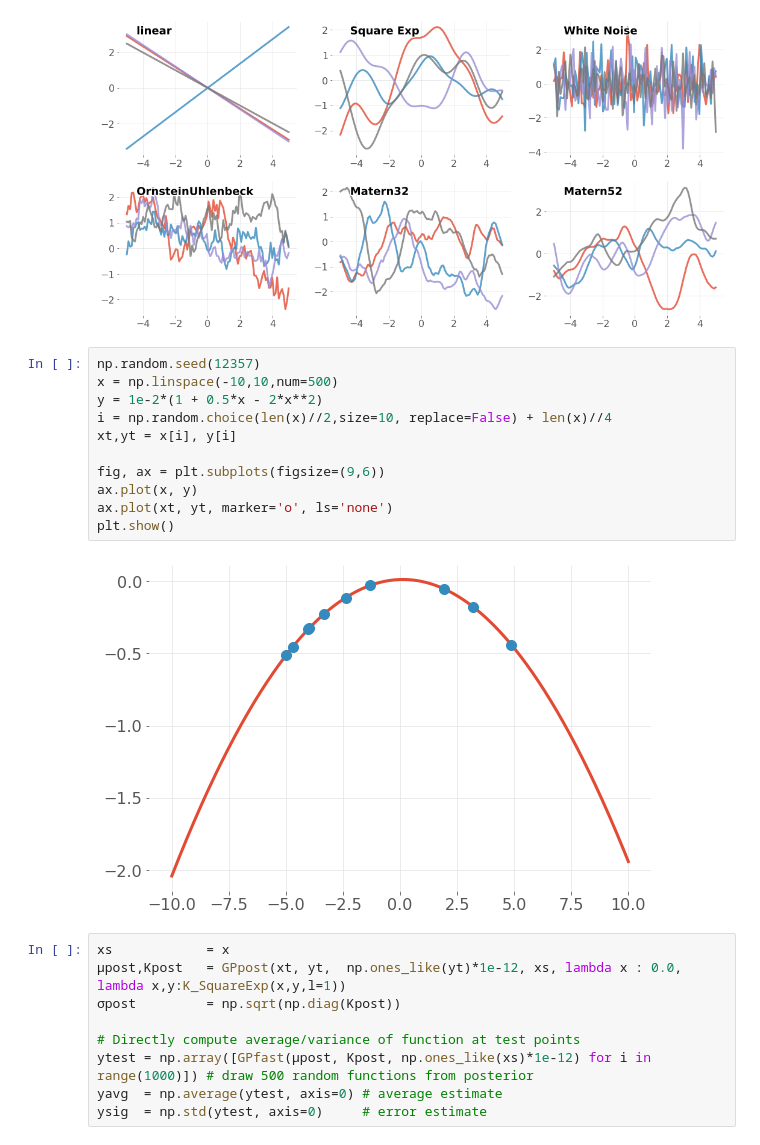
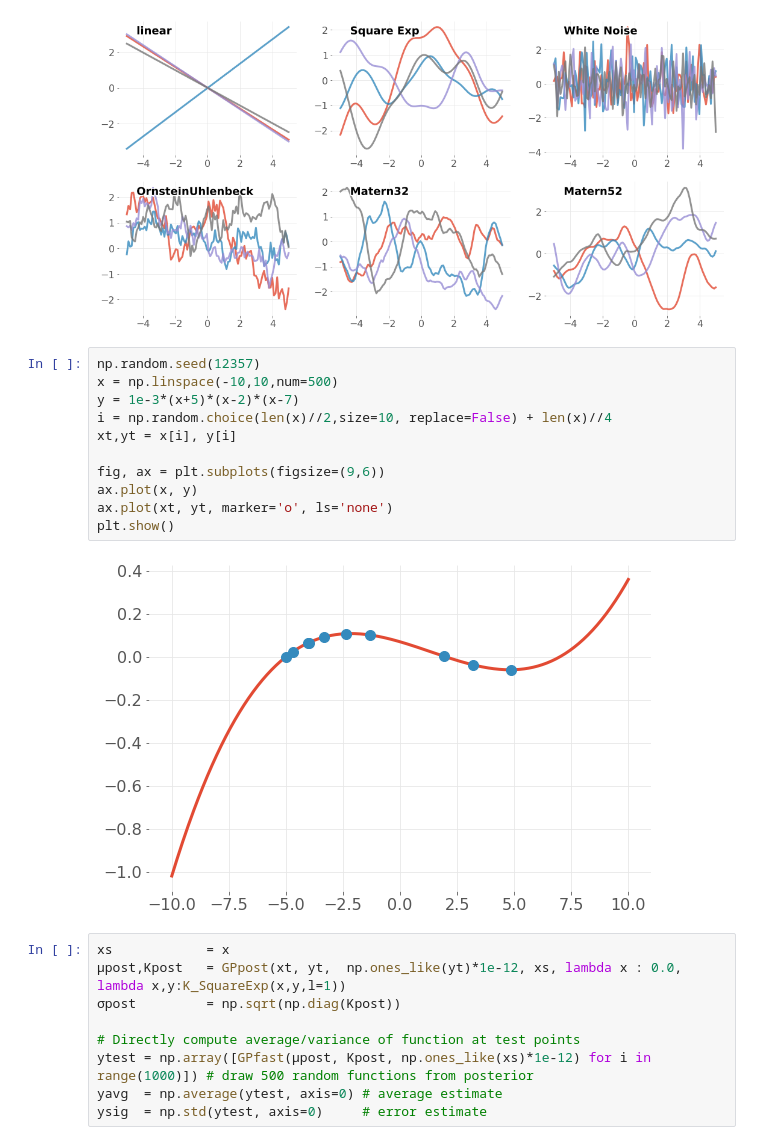
Before and after one commit to johnjmolina/ML-1koza, a Jupyter notebook: GaussianProcesses/0_BriefIntro.ipynb, the cells around one changed output. Drawn from its saved outputs; the diff is of its cells as text.

```diff
--- a/GaussianProcesses/0_BriefIntro.ipynb
+++ b/GaussianProcesses/0_BriefIntro.ipynb
@@ -80,16 +80,16 @@ for ax,K,l in zip(axes.flatten(), Ks, Kl):
 # %%
 np.random.seed(12357)
 x = np.linspace(-10,10,num=500)
-y = 1e-2*(1 + 0.5*x - 2*x**2)
+y = 1e-3*(x+5)*(x-2)*(x-7)
 i = np.random.choice(len(x)//2,size=10, replace=False) + len(x)//4
 xt,yt = x[i], y[i]
 
 fig, ax = plt.subplots(figsize=(9,6))
 ax.plot(x, y)
 ax.plot(xt, yt, marker='o', ls='none')
 plt.show()
 # %% [output]
-[figure, old version]
+[figure, new version]
 # %%
 xs            = x
 μpost,Kpost   = GPpost(xt, yt,  np.ones_like(yt)*1e-12, xs, lambda x : 0.0, lambda x,y:K_SquareExp(x,y,l=1))
```
Also changed, not shown: parts of 13 cells of this notebook.
